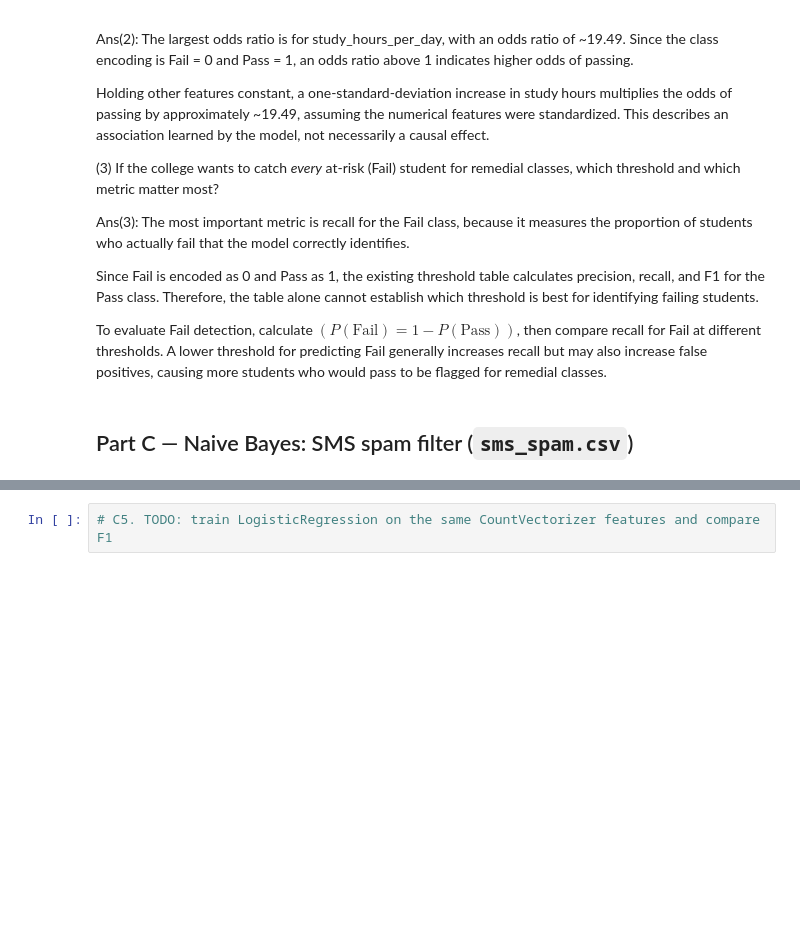
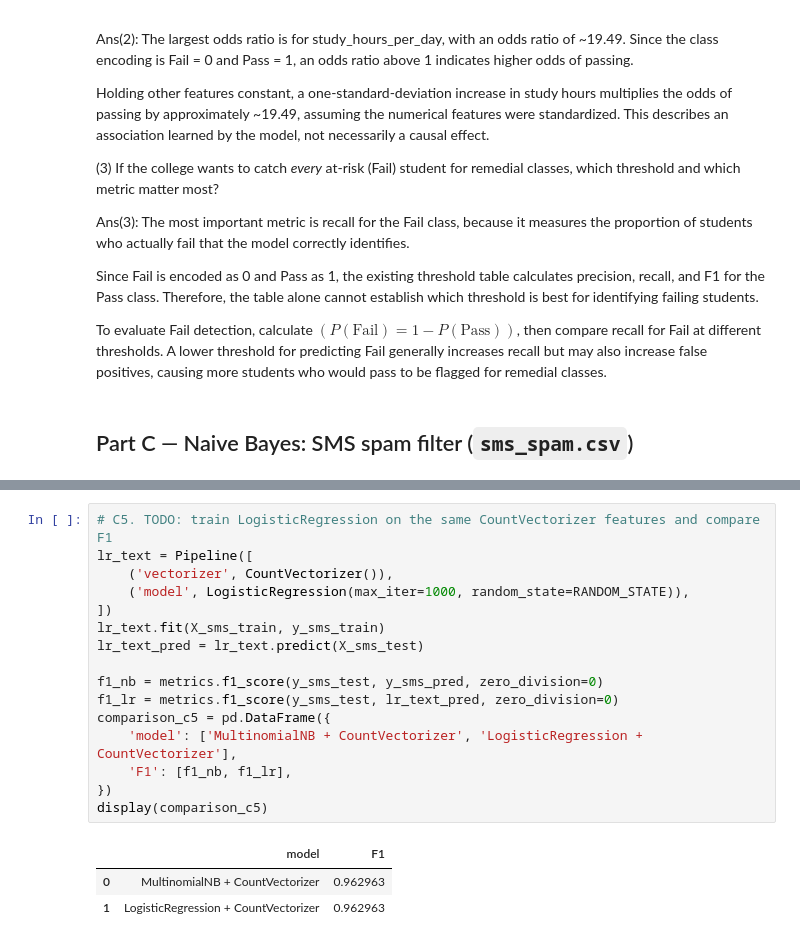
Before and after one commit to arpangreat/MCS-ML-first, a Jupyter notebook: assignments/model-comparison/starter_notebook.ipynb, the cells around one changed output, grey strips where cells are left out. Cells and saved outputs as stored; diff of their text form; blank space fills up the shorter version.

```diff
--- a/assignments/model-comparison/starter_notebook.ipynb
+++ b/assignments/model-comparison/starter_notebook.ipynb
@@ -398,3 +575,21 @@ ys = (sms.label == 'spam').astype(int)
 # %%
 # C5. TODO: train LogisticRegression on the same CountVectorizer features and compare F1
+lr_text = Pipeline([
+    ('vectorizer', CountVectorizer()),
+    ('model', LogisticRegression(max_iter=1000, random_state=RANDOM_STATE)),
+])
+lr_text.fit(X_sms_train, y_sms_train)
+lr_text_pred = lr_text.predict(X_sms_test)
+
+f1_nb = metrics.f1_score(y_sms_test, y_sms_pred, zero_division=0)
+f1_lr = metrics.f1_score(y_sms_test, lr_text_pred, zero_division=0)
+comparison_c5 = pd.DataFrame({
+    'model': ['MultinomialNB + CountVectorizer', 'LogisticRegression + CountVectorizer'],
+    'F1': [f1_nb, f1_lr],
+})
+display(comparison_c5)
+# %% [output]
+|  | model | F1 |
+| 0 | MultinomialNB + CountVectorizer | 0.962963 |
+| 1 | LogisticRegression + CountVectorizer | 0.962963 |
 # %% [markdown]
```
Also changed, not shown: parts of 7 cells of this notebook, 10 other files.
